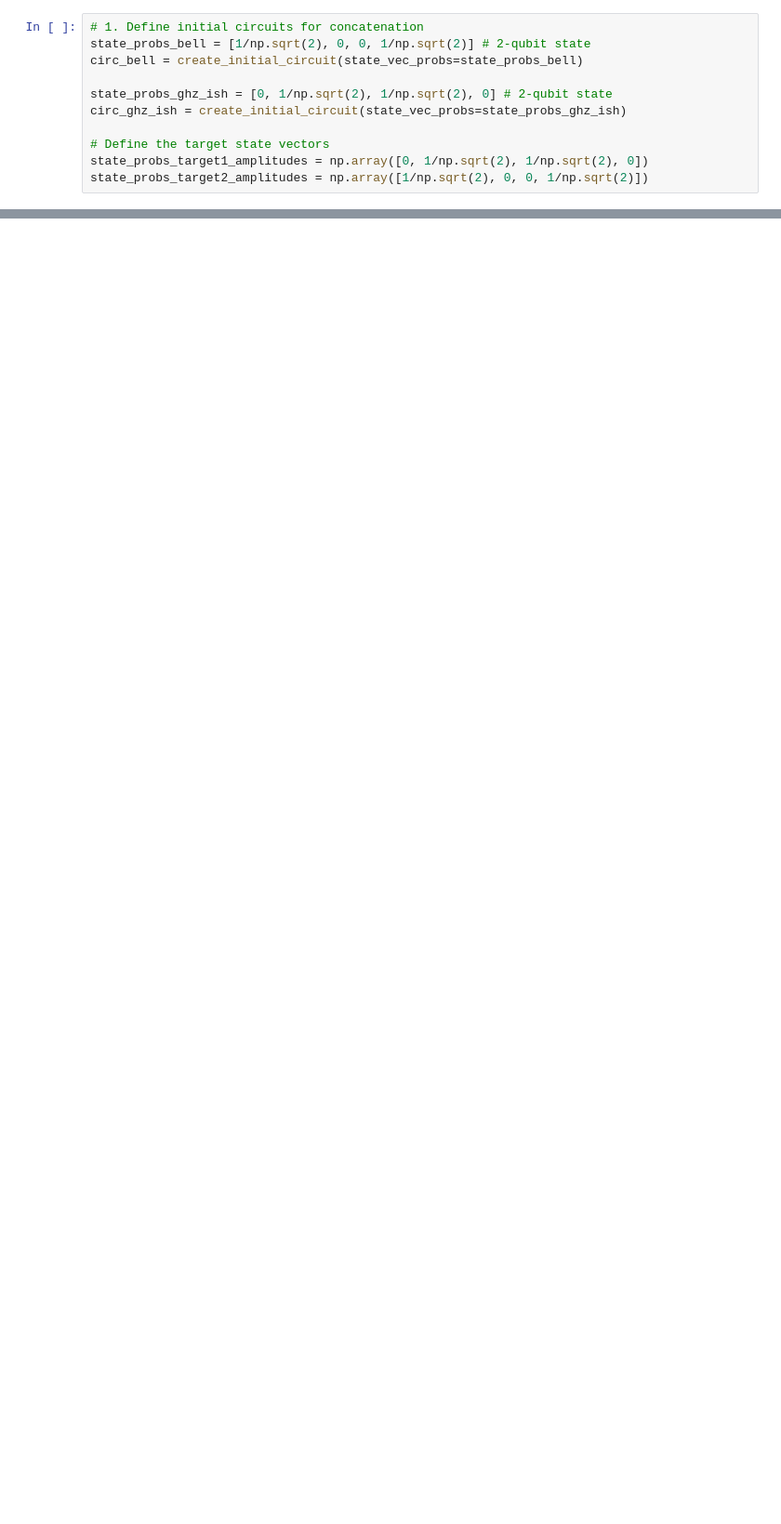
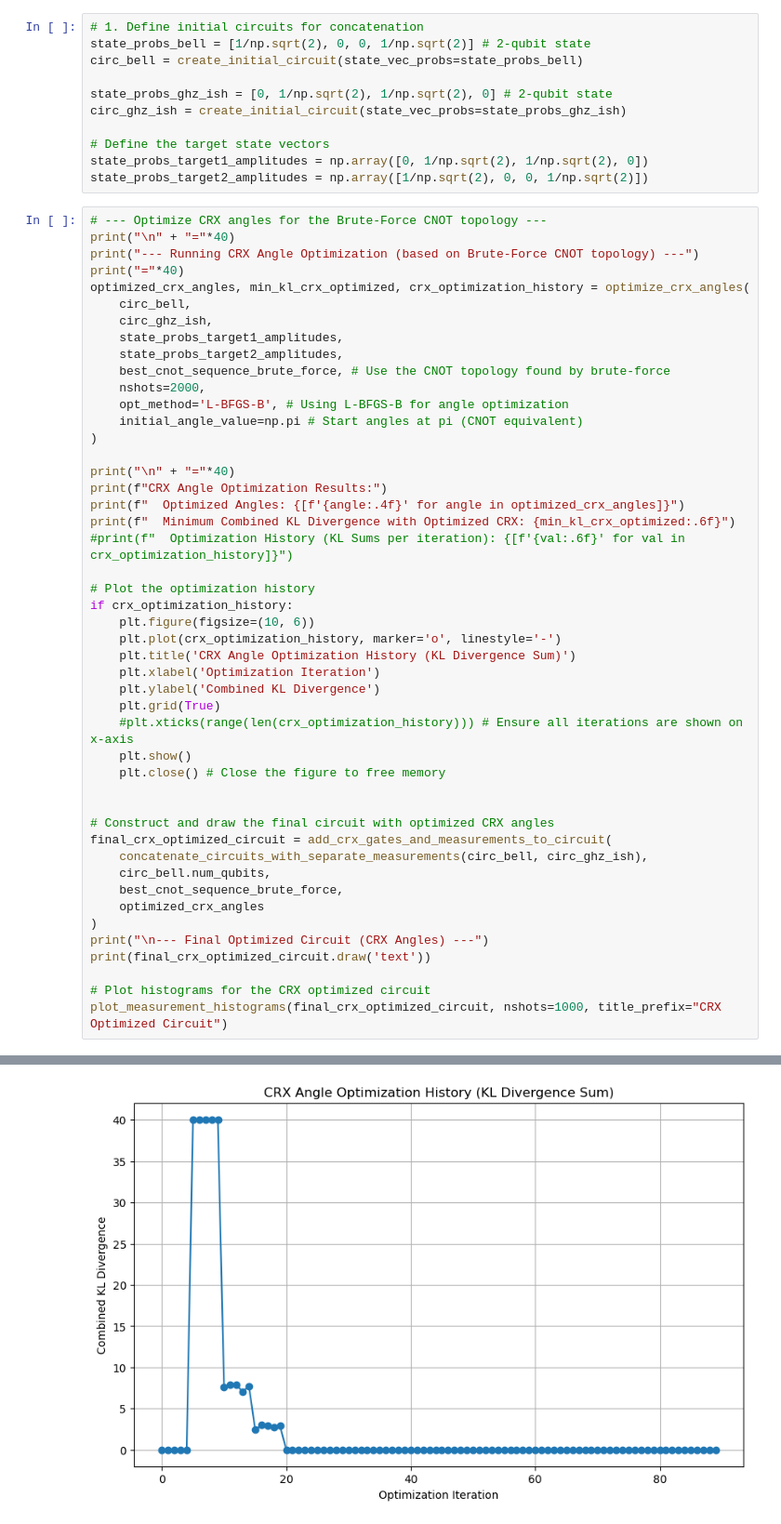
Before and after one commit to cailab-tamu/QuantumXCT, a Jupyter notebook: python/bell_dist_kl.ipynb, the cells around one changed output, grey strips where cells are left out. Shown at 93% size. Saved outputs shown, nothing was run; the diff lists cells and outputs as text; blank space fills up the shorter version.

Commit message:
Angle optimization working

```diff
--- a/python/bell_dist_kl.ipynb
+++ b/python/bell_dist_kl.ipynb
@@ -681,3 +1109,51 @@ circ_ghz_ish = create_initial_circuit(state_vec_probs=state_probs_ghz_ish)
 # Define the target state vectors
 state_probs_target1_amplitudes = np.array([0, 1/np.sqrt(2), 1/np.sqrt(2), 0])
 state_probs_target2_amplitudes = np.array([1/np.sqrt(2), 0, 0, 1/np.sqrt(2)])
+# %%
+# --- Optimize CRX angles for the Brute-Force CNOT topology ---
+print("\n" + "="*40)
+print("--- Running CRX Angle Optimization (based on Brute-Force CNOT topology) ---")
+print("="*40)
+optimized_crx_angles, min_kl_crx_optimized, crx_optimization_history = optimize_crx_angles(
+    circ_bell,
+    circ_ghz_ish,
+    state_probs_target1_amplitudes,
+    state_probs_target2_amplitudes,
+    best_cnot_sequence_brute_force, # Use the CNOT topology found by brute-force
+    nshots=2000,
+    opt_method='L-BFGS-B', # Using L-BFGS-B for angle optimization
+    initial_angle_value=np.pi # Start angles at pi (CNOT equivalent)
+)
+
+print("\n" + "="*40)
+print(f"CRX Angle Optimization Results:")
+print(f"  Optimized Angles: {[f'{angle:.4f}' for angle in optimized_crx_angles]}")
+print(f"  Minimum Combined KL Divergence with Optimized CRX: {min_kl_crx_optimized:.6f}")
+#print(f"  Optimization History (KL Sums per iteration): {[f'{val:.6f}' for val in crx_optimization_history]}")
+
+# Plot the optimization history
+if crx_optimization_history:
+    plt.figure(figsize=(10, 6))
+    plt.plot(crx_optimization_history, marker='o', linestyle='-')
+    plt.title('CRX Angle Optimization History (KL Divergence Sum)')
+    plt.xlabel('Optimization Iteration')
+    plt.ylabel('Combined KL Divergence')
+    plt.grid(True)
+    #plt.xticks(range(len(crx_optimization_history))) # Ensure all iterations are shown on x-axis
+    plt.show()
+    plt.close() # Close the figure to free memory
+
+
+# Construct and draw the final circuit with optimized CRX angles
+final_crx_optimized_circuit = add_crx_gates_and_measurements_to_circuit(
+    concatenate_circuits_with_separate_measurements(circ_bell, circ_ghz_ish),
+    circ_bell.num_qubits,
+    best_cnot_sequence_brute_force,
+    optimized_crx_angles
+)
+print("\n--- Final Optimized Circuit (CRX Angles) ---")
+print(final_crx_optimized_circuit.draw('text'))
+
+# Plot histograms for the CRX optimized circuit
+plot_measurement_histograms(final_crx_optimized_circuit, nshots=1000, title_prefix="CRX Optimized Circuit")
+# %% [output]
@@ -683,0 +1176 @@ state_probs_target2_amplitudes = np.array([1/np.sqrt(2), 0, 0, 1/np.sqrt(2)])
+[figure, added]
```
Also changed, not shown: parts of 11 cells of this notebook.
